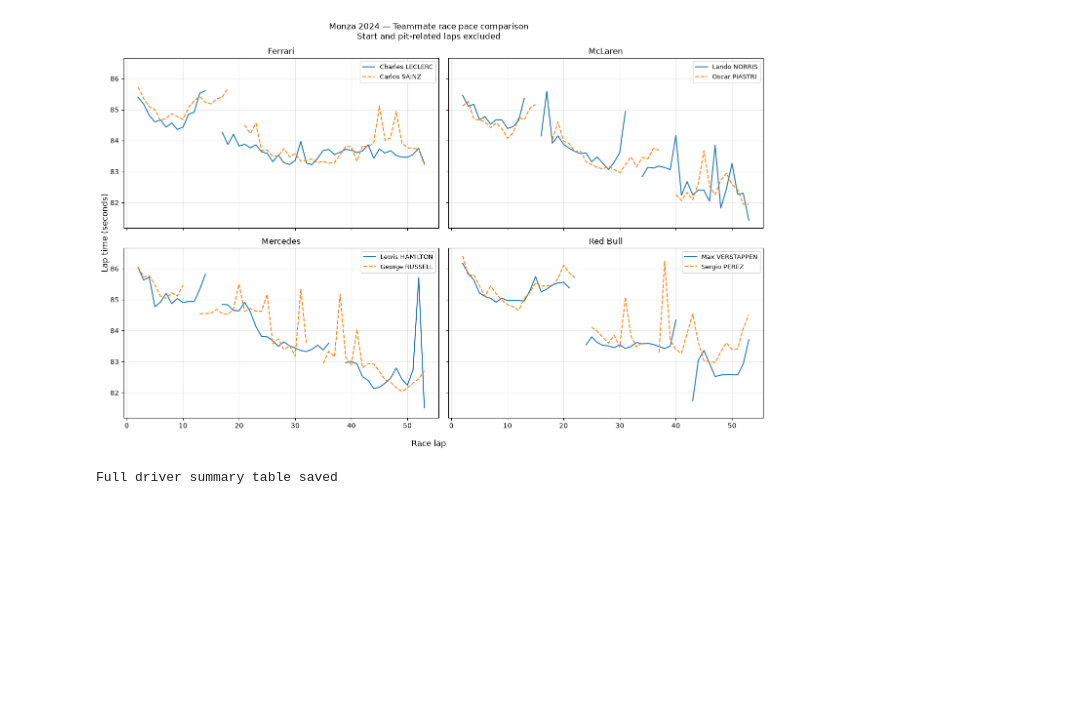
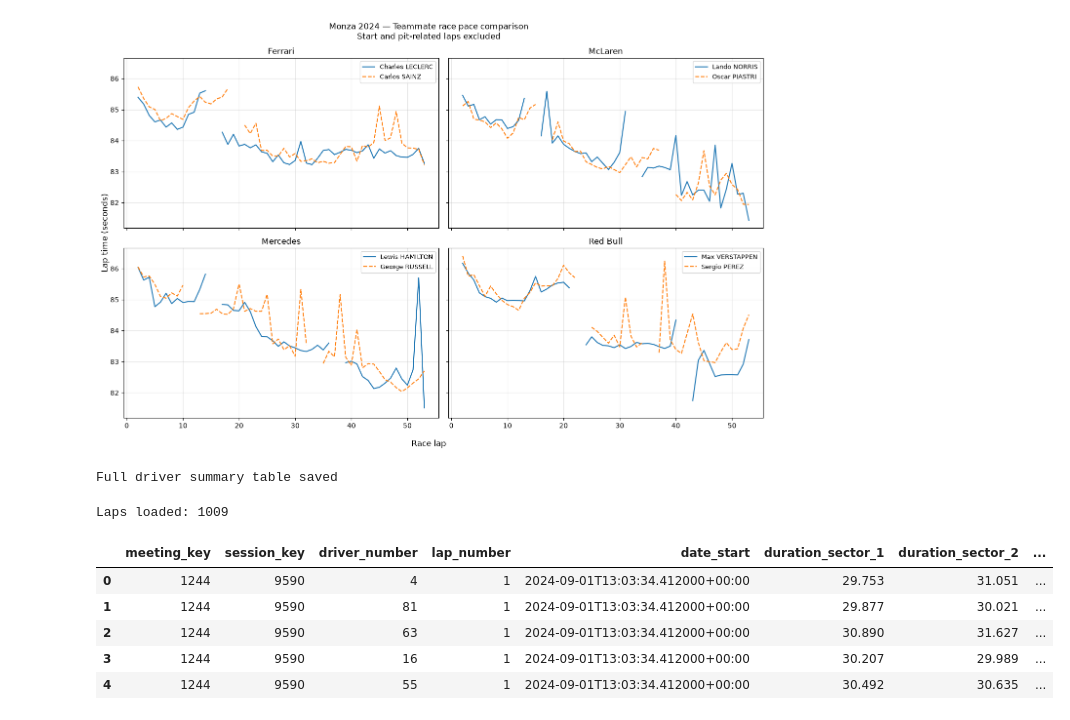
Before and after one commit to Aishendo/f1-race-analysis, a Jupyter notebook: race_analysis.ipynb, the cells around one changed output. Drawn from its saved outputs; the diff is of its cells as text; code cells hidden in the pictures; blank space fills up the shorter version.

Commit message:
Load saved race data for offline analysis

```diff
--- a/race_analysis.ipynb
+++ b/race_analysis.ipynb
@@ -833,3 +742,18 @@ overview.to_csv(
 print("Full driver summary table saved")
 # %% [output]
 Full driver summary table saved
+# %%
+from data_io import load_race_table
+
+saved_laps = load_race_table("laps")
+
+print("Laps loaded:", len(saved_laps))
+display(saved_laps.head())
+# %% [output]
+Laps loaded: 1009
+|  | meeting_key | session_key | driver_number | lap_number | date_start | duration_sector_1 | duration_sector_2 | ... |
+| 0 | 1244 | 9590 | 4 | 1 | 2024-09-01T13:03:34.412000+00:00 | 29.753 | 31.051 | ... |
+| 1 | 1244 | 9590 | 81 | 1 | 2024-09-01T13:03:34.412000+00:00 | 29.877 | 30.021 | ... |
+| 2 | 1244 | 9590 | 63 | 1 | 2024-09-01T13:03:34.412000+00:00 | 30.890 | 31.627 | ... |
+| 3 | 1244 | 9590 | 16 | 1 | 2024-09-01T13:03:34.412000+00:00 | 30.207 | 29.989 | ... |
+| 4 | 1244 | 9590 | 55 | 1 | 2024-09-01T13:03:34.412000+00:00 | 30.492 | 30.635 | ... |
```
Also changed, not shown: parts of 8 cells of this notebook, 2 other files.
